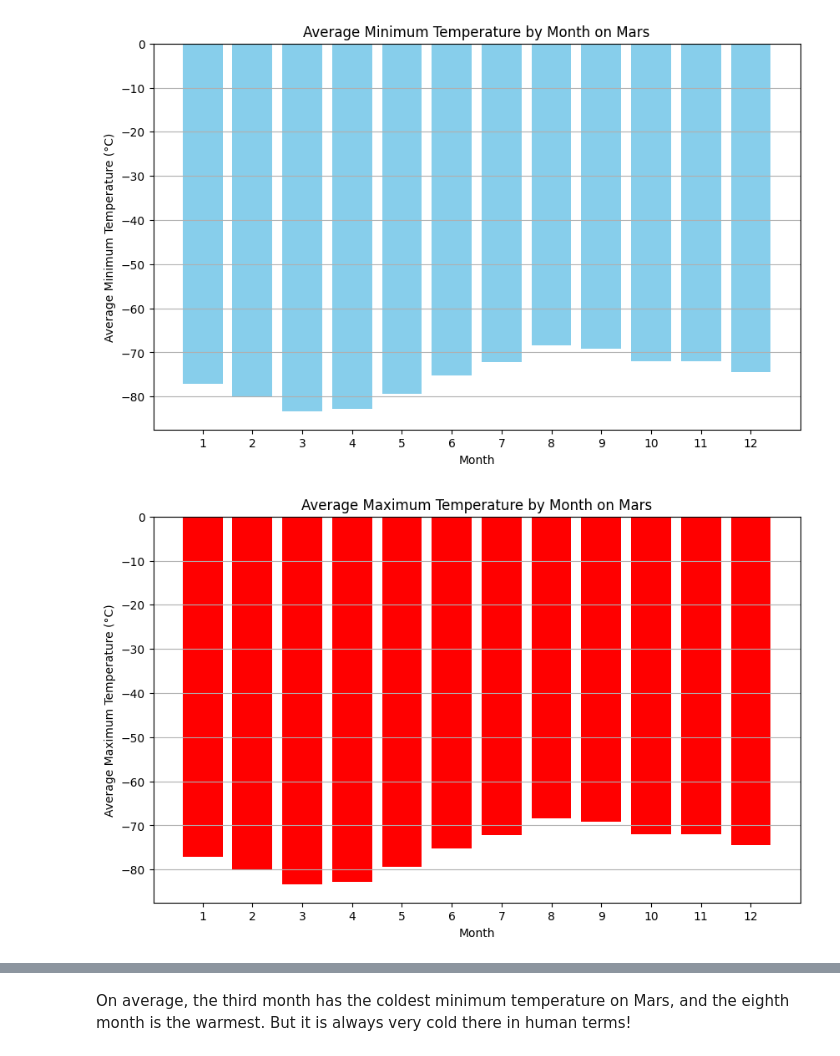
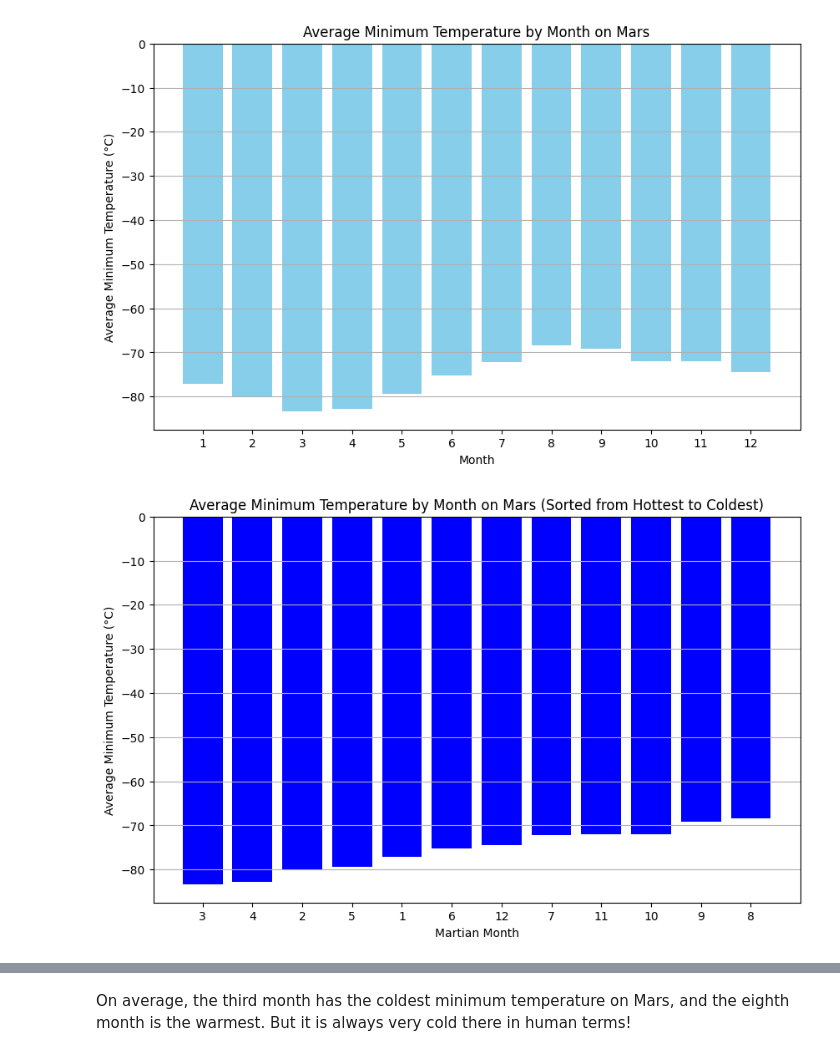
Before and after one commit to TheresaFregoso/Web-scraping, a Jupyter notebook: part_2_mars_weather.ipynb, the cells around one changed output, grey strips where cells are left out. Cells and saved outputs as stored; diff of their text form; code cells hidden in the pictures.

```diff
--- a/part_2_mars_weather.ipynb
+++ b/part_2_mars_weather.ipynb
@@ -180,11 +174,10 @@ total_days
 # Convert 'terrestrial_date' to datetime format
 df['terrestrial_date'] = pd.to_datetime(df['terrestrial_date'])
 
-# Group by 'month' and 'terrestrial_date' and find the minimum temperature for each day
-daily_min_temp = df.groupby(['month', 'terrestrial_date'])['min_temp'].min().reset_index()
+# Group by 'month' and  calculate average minimum temperature for each month
+monthly_avg_min_temp = df.groupby(['month'])['min_temp'].mean().reset_index()
 
-# Group by 'month' again to calculate the average minimum temperature for each month
-monthly_avg_min_temp = daily_min_temp.groupby('month')['min_temp'].mean().reset_index()
+
 monthly_avg_min_temp
 # %% [output]
 |  | month | min_temp |
@@ -214,23 +207,16 @@ plt.show()
 [figure]
 # %%
 # Identify the coldest and hottest months in Curiosity's location
-# Convert 'terrestrial_date' to datetime format
-df['terrestrial_date'] = pd.to_datetime(df['terrestrial_date'])
+# Sort the DataFrame by 'min_temp' in descending order
+monthly_avg_min_temp_sorted = monthly_avg_min_temp.sort_values(by='min_temp', ascending=True)
 
-# Group by 'month' and 'terrestrial_date' and find the maximum temperature for each day
-daily_max_temp = df.groupby(['month', 'terrestrial_date'])['min_temp'].max().reset_index()
-
-# Group by 'month' again to calculate the average maximum temperature for each month
-monthly_avg_max_temp = daily_max_temp.groupby('month')['min_temp'].mean().reset_index()
-
-# Plot the average maximum temperature by month
+# Plot the sorted average minimum temperature by month as a bar chart
 plt.figure(figsize=(10, 6))
-plt.bar(monthly_avg_max_temp['month'], monthly_avg_max_temp['min_temp'], color='red')
-plt.title('Average Maximum Temperature by Month on Mars')
-plt.xlabel('Month')
-plt.ylabel('Average Maximum Temperature (°C)')
-plt.xticks(range(1, 13))  # Ensure all months from 1 to 12 are displayed
+plt.bar(monthly_avg_min_temp_sorted['month'].astype(str), monthly_avg_min_temp_sorted['min_temp'], color='blue')
+plt.title('Average Minimum Temperature by Month on Mars (Sorted from Hottest to Coldest)')
+plt.xlabel('Martian Month')
+plt.ylabel('Average Minimum Temperature (°C)')
 plt.grid(axis='y')
 plt.show()
 # %% [output]
-[figure, old version]
+[figure, new version]
```
Also changed, not shown: parts of 9 cells of this notebook, 1 other file.
